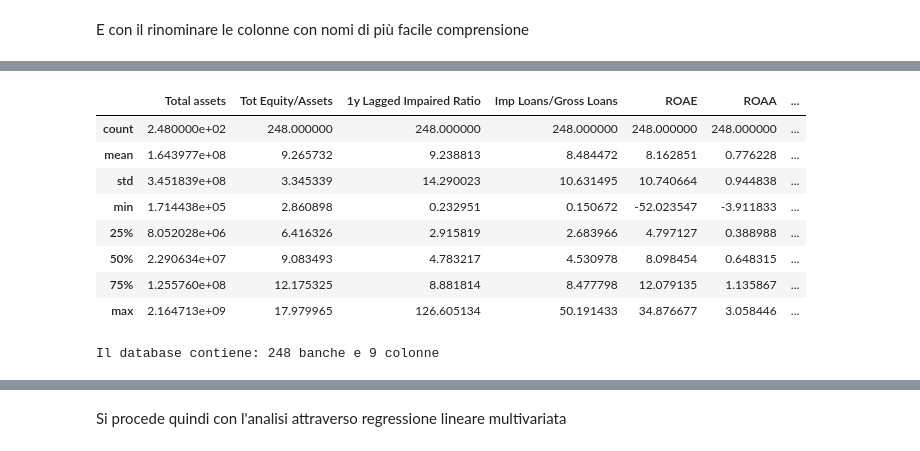
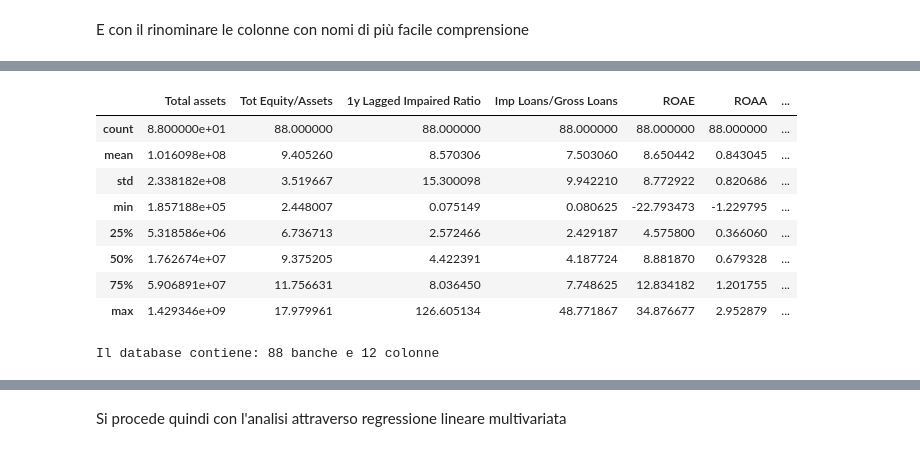
Before and after one commit to FrancescoSchena/tesi, a Jupyter notebook: data.ipynb, the cells around one changed output, grey strips where cells are left out. Drawn from its saved outputs; the diff is of its cells as text; code cells hidden in the pictures.

```diff
--- a/data.ipynb
+++ b/data.ipynb
@@ -95,22 +64,10 @@ df.describe()
 Si procede quindi con l'eliminare le colonne che non verranno utilizzate:
 # %%
 to_be_dropped = ["BvD ID number",
-                 "Loans\nth EUR 2019",
-                 "Customer deposits\nth EUR 2019",
-                 "Total equity\nth EUR 2019",
-                 "Total equity / Risk-weighted assets (RWAs) (%)\n2019",
-                 "NPL ratio (as reported) (%)\n2019",
-                 "Impaired loans / Average risk weighted assets (RWAs) (%)\n2019",
-                 "Impaired loans / Total equity (%)\n2019",
-                 "Net income\nth EUR 2019",
-                 "Dividends related to the period / Net income (Dividend pay-out ratio) (%)\n2019",
-                 "Liquid assets\nth EUR 2019",
-                 "Liquid assets / Total assets (%)\n2019",
-                 "Basel Liquidity Coverage Ratio (LCR) (%)\n2019",
-                 "Basel Net Stable Funding Ratio (NSFR) (%)\n2019"]
+                 "Consolidation code",
+                 "Net interest margin (interest earning assets) (%)\n2019"]
 
-df.drop(df.columns[df.columns.str.contains('unnamed',case=False)], inplace=True, axis=1)
-df.drop(to_be_dropped, inplace= True, axis=1)
+df.drop(to_be_dropped, inplace=True, axis=1)
 # %% [markdown]
 E con il rinominare le colonne con nomi di più facile comprensione
 # %%
@@ -121,8 +78,9 @@ df.rename(columns={"Company name Latin alphabet":"Bank name",
                     "Impaired loans / Gross customer loans & advances (%)\n2019":"Imp Loans/Gross Loans",
                     "Return on average equity (ROAE) (%)\n2019":"ROAE",
                     "Return on average assets (ROAA) (%)\n2019":"ROAA",
-                    "Net interest margin (interest earning assets) (%)\n2019":"NIM",
-                    "Cost to income (Efficiency) ratio (%)\n2019":"CtI Ratio"}, inplace=True)
+                    "Net interest margin (average interest earning assets) (%)\n2019":"NIM (average)",
+                    "Liquid assets / Total assets (%)\n2019":"Liquid assets / Total assets",
+                    "Cost to income (Efficiency) ratio (%)\n2019":"CINC Ratio"}, inplace=True)
 # %%
 for i, col in enumerate(df.columns):
     print(i+1, "\t", repr(col))
@@ -140,0 +103,4 @@ Si procede quindi con l'eliminazione delle banche che presentano campi non compl
+# %%
+quot = df.dropna(subset=['ISIN number'], axis=0)
+print(f"Il database contiene: {quot.shape[0]} banche e {quot.shape[1]} colonne")
+quot.head()
@@ -141,7 +115,7 @@ Si procede quindi con l'eliminazione delle banche che presentano campi non compl
 # %%
-cols = df.columns.drop("Bank name")
-df[cols] = df[cols].apply(pd.to_numeric, errors="coerce")
-total = df.shape[0]
-print(temp.isna().sum()/total*100)
-df.dropna(inplace= True)
+cols = quot.columns.drop(["Bank name", "ISIN number", "Country ISO code"])
+quot[cols] = quot[cols].apply(pd.to_numeric, errors="coerce")
+total = quot.shape[0]
+print(quot.isna().sum()/total*100)
+quot.dropna(subset=cols, axis=0, inplace=True)
 # %% [output]
@@ -158,16 +144,16 @@ dtype: float64
 # %%
-df.describe()
+quot.describe()
 # %% [output]
 |  | Total assets | Tot Equity/Assets | 1y Lagged Impaired Ratio | Imp Loans/Gross Loans | ROAE | ROAA | ... |
-| count | 2.480000e+02 | 248.000000 | 248.000000 | 248.000000 | 248.000000 | 248.000000 | ... |
-| mean | 1.643977e+08 | 9.265732 | 9.238813 | 8.484472 | 8.162851 | 0.776228 | ... |
-| std | 3.451839e+08 | 3.345339 | 14.290023 | 10.631495 | 10.740664 | 0.944838 | ... |
-| min | 1.714438e+05 | 2.860898 | 0.232951 | 0.150672 | -52.023547 | -3.911833 | ... |
-| 25% | 8.052028e+06 | 6.416326 | 2.915819 | 2.683966 | 4.797127 | 0.388988 | ... |
-| 50% | 2.290634e+07 | 9.083493 | 4.783217 | 4.530978 | 8.098454 | 0.648315 | ... |
-| 75% | 1.255760e+08 | 12.175325 | 8.881814 | 8.477798 | 12.079135 | 1.135867 | ... |
-| max | 2.164713e+09 | 17.979965 | 126.605134 | 50.191433 | 34.876677 | 3.058446 | ... |
+| count | 8.800000e+01 | 88.000000 | 88.000000 | 88.000000 | 88.000000 | 88.000000 | ... |
+| mean | 1.016098e+08 | 9.405260 | 8.570306 | 7.503060 | 8.650442 | 0.843045 | ... |
+| std | 2.338182e+08 | 3.519667 | 15.300098 | 9.942210 | 8.772922 | 0.820686 | ... |
+| min | 1.857188e+05 | 2.448007 | 0.075149 | 0.080625 | -22.793473 | -1.229795 | ... |
+| 25% | 5.318586e+06 | 6.736713 | 2.572466 | 2.429187 | 4.575800 | 0.366060 | ... |
+| 50% | 1.762674e+07 | 9.375205 | 4.422391 | 4.187724 | 8.881870 | 0.679328 | ... |
+| 75% | 5.906891e+07 | 11.756631 | 8.036450 | 7.748625 | 12.834182 | 1.201755 | ... |
+| max | 1.429346e+09 | 17.979961 | 126.605134 | 48.771867 | 34.876677 | 2.952879 | ... |
 # %%
-print(f"Il database contiene: {df.shape[0]} banche e {df.shape[1]} colonne")
+print(f"Il database contiene: {quot.shape[0]} banche e {quot.shape[1]} colonne")
 # %% [output]
-Il database contiene: 248 banche e 9 colonne
+Il database contiene: 88 banche e 12 colonne
```
Also changed, not shown: parts of 57 cells of this notebook.
